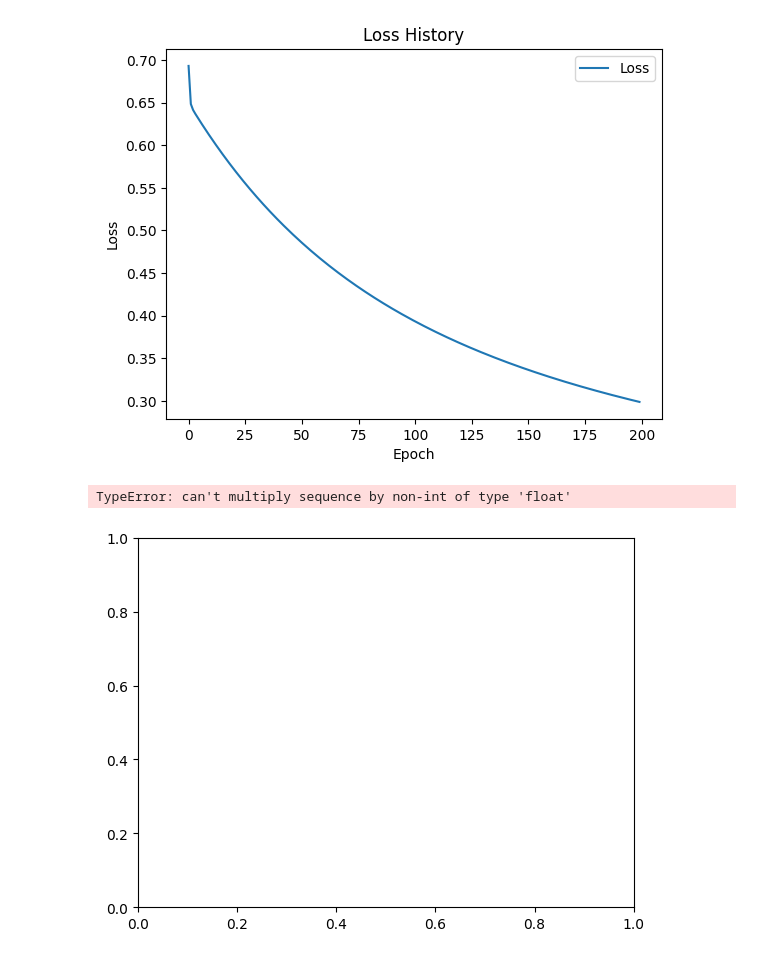
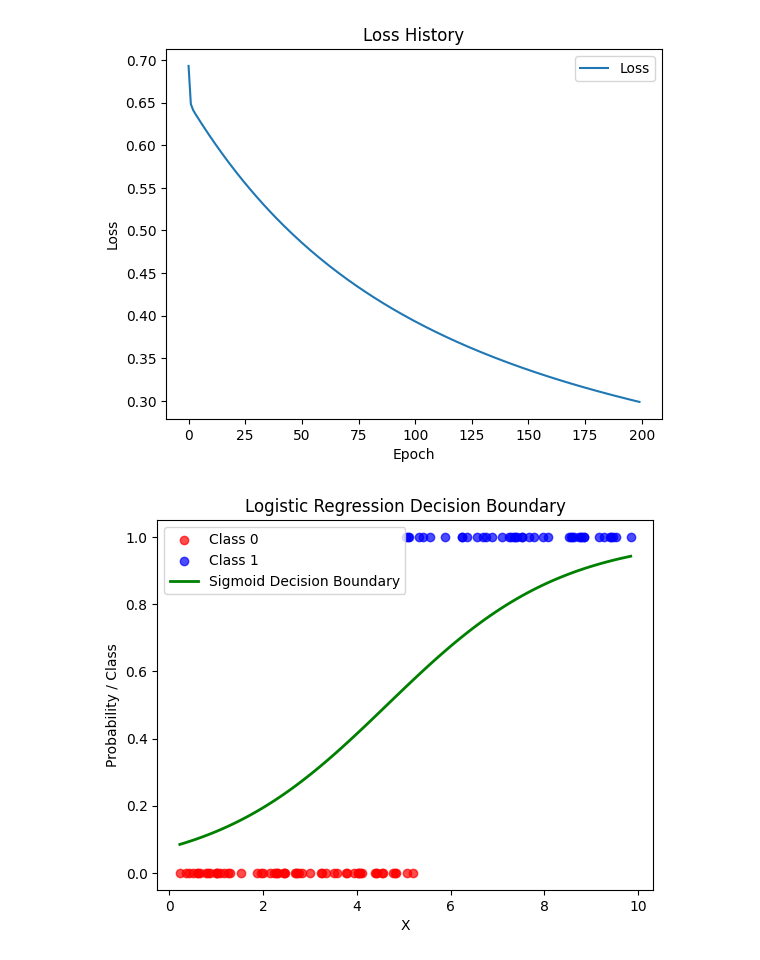
Before and after one commit to Paulyang80/DeepLearningLab, a Jupyter notebook: notebooks/02-logistic-regression.ipynb, the cells around one changed output. Drawn from its saved outputs; the diff is of its cells as text; code cells hidden in the pictures.

Commit message:
Logistic Regression Numpy Done

```diff
--- a/notebooks/02-logistic-regression.ipynb
+++ b/notebooks/02-logistic-regression.ipynb
@@ -338,14 +338,29 @@ plt.show()
 # %%
 import matplotlib.pyplot as plt
 
 fig, ax = plt.subplots()
 
-ax.plot(X, w * X + b, color='green', label='Decision Boundary')
+# Plot data points
+ax.scatter([x for x, y in zip(X, Y) if y == 0],
+		   [y for y in Y if y == 0],
+		   color='red', label='Class 0', alpha=0.7)
+
+ax.scatter([x for x, y in zip(X, Y) if y == 1],
+		   [y for y in Y if y == 1],
+		   color='blue', label='Class 1', alpha=0.7)
+
+# Create x range for smooth curve
+x_range_local = [min(X) + i * (max(X) - min(X)) / 100 for i in range(101)]
+# Calculate sigmoid probabilities
+sigmoid_probs_local = [logistic_regression(x, w, b) for x in x_range_local]
+
+# Plot sigmoid decision boundary
+ax.plot(x_range_local, sigmoid_probs_local, color='green', linewidth=2, label='Sigmoid Decision Boundary')
+
 ax.set_xlabel('X')
-ax.set_ylabel('Y')
+ax.set_ylabel('Probability / Class')
 ax.set_title('Logistic Regression Decision Boundary')
 ax.legend()
 plt.show()
 # %% [output]
-TypeError: can't multiply sequence by non-int of type 'float'
-[figure, old version]
+[figure, new version]
```
Also changed, not shown: parts of 8 cells of this notebook.
